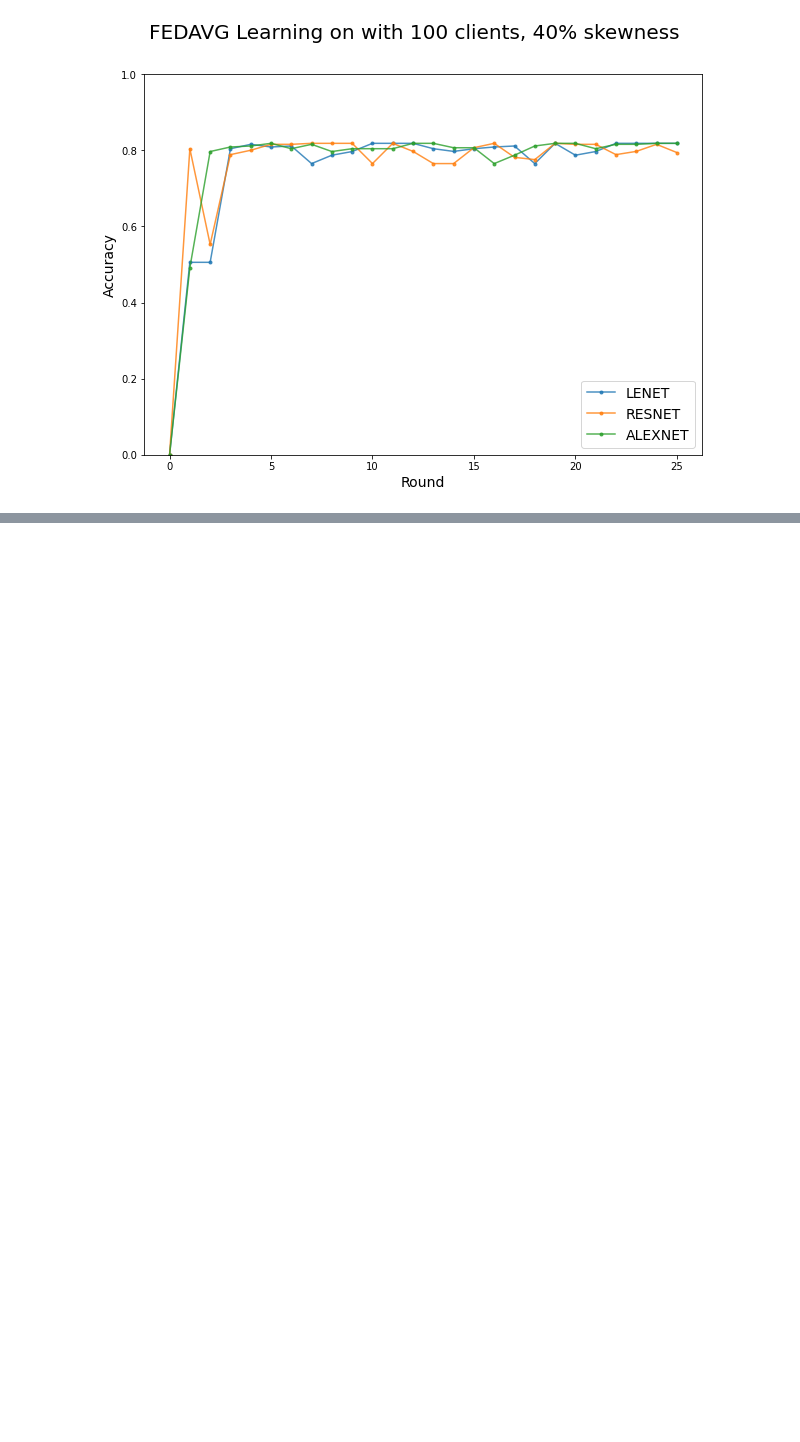
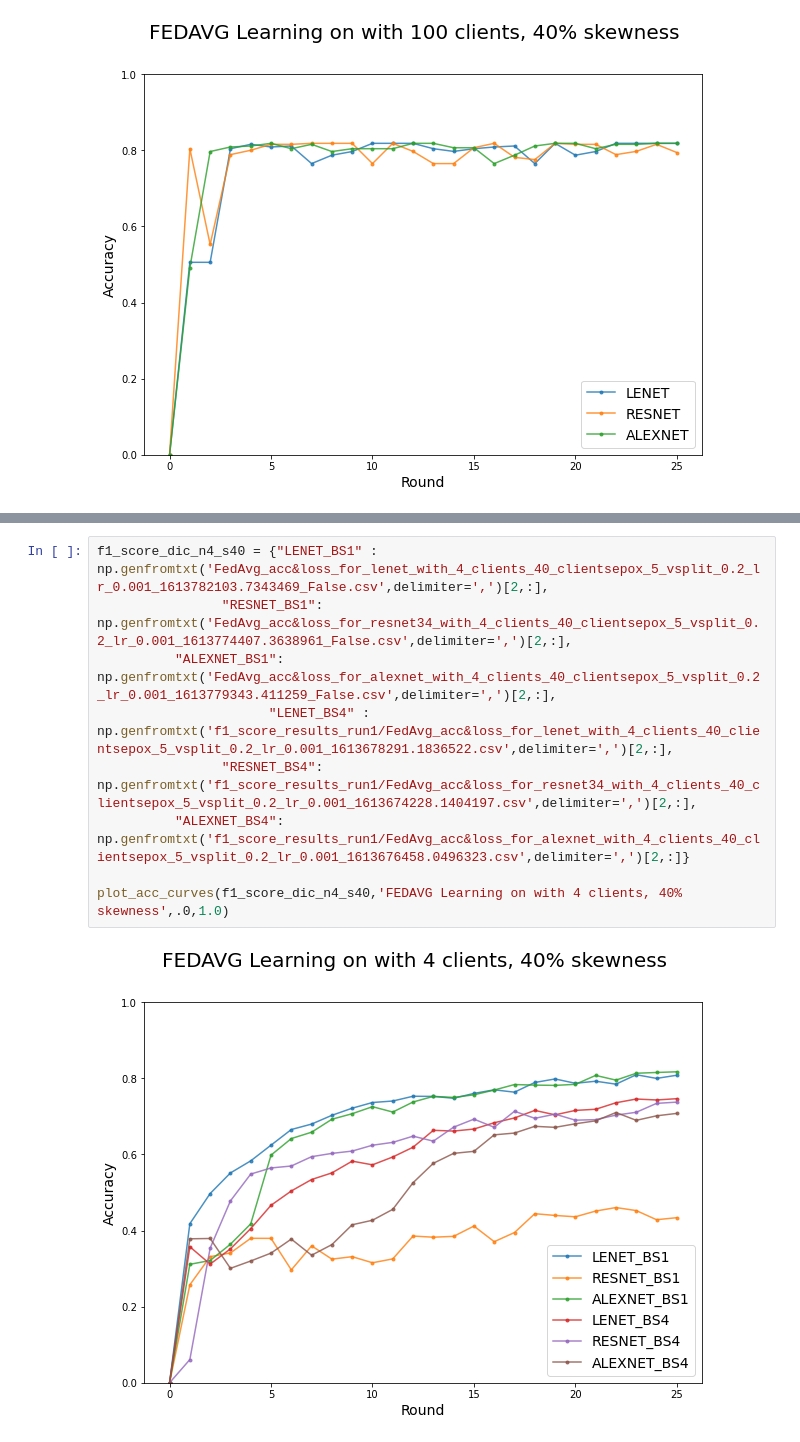
Before and after one commit to anandcu3/Federated-Learning-for-Remote-Sensing, a Jupyter notebook: some weird real plots notbook edition .ipynb, the cells around one changed output, grey strips where cells are left out. Cells and saved outputs as stored; diff of their text form; blank space fills up the shorter version.

```diff
--- a/some weird real plots notbook edition .ipynb
+++ b/some weird real plots notbook edition .ipynb
@@ -255,0 +264,11 @@ plot_acc_curves(acc_dic_n100_s40,'FEDAVG Learning on with 100 clients, 40% skewn
+# %%
+f1_score_dic_n4_s40 = {"LENET_BS1" : np.genfromtxt('FedAvg_acc&loss_for_lenet_with_4_clients_40_clientsepox_5_vsplit_0.2_lr_0.001_1613782103.7343469_False.csv',delimiter=',')[2,:],
+                "RESNET_BS1": np.genfromtxt('FedAvg_acc&loss_for_resnet34_with_4_clients_40_clientsepox_5_vsplit_0.2_lr_0.001_1613774407.3638961_False.csv',delimiter=',')[2,:],
+          "ALEXNET_BS1": np.genfromtxt('FedAvg_acc&loss_for_alexnet_with_4_clients_40_clientsepox_5_vsplit_0.2_lr_0.001_1613779343.411259_False.csv',delimiter=',')[2,:],
+                      "LENET_BS4" : np.genfromtxt('f1_score_results_run1/FedAvg_acc&loss_for_lenet_with_4_clients_40_clientsepox_5_vsplit_0.2_lr_0.001_1613678291.1836522.csv',delimiter=',')[2,:],
+                "RESNET_BS4": np.genfromtxt('f1_score_results_run1/FedAvg_acc&loss_for_resnet34_with_4_clients_40_clientsepox_5_vsplit_0.2_lr_0.001_1613674228.1404197.csv',delimiter=',')[2,:],
+          "ALEXNET_BS4": np.genfromtxt('f1_score_results_run1/FedAvg_acc&loss_for_alexnet_with_4_clients_40_clientsepox_5_vsplit_0.2_lr_0.001_1613676458.0496323.csv',delimiter=',')[2,:]}
+
+plot_acc_curves(f1_score_dic_n4_s40,'FEDAVG Learning on with 4 clients, 40% skewness',.0,1.0)
+# %% [output]
+[figure, added]
```
Also changed, not shown: parts of 3 cells of this notebook, 2 other files.
